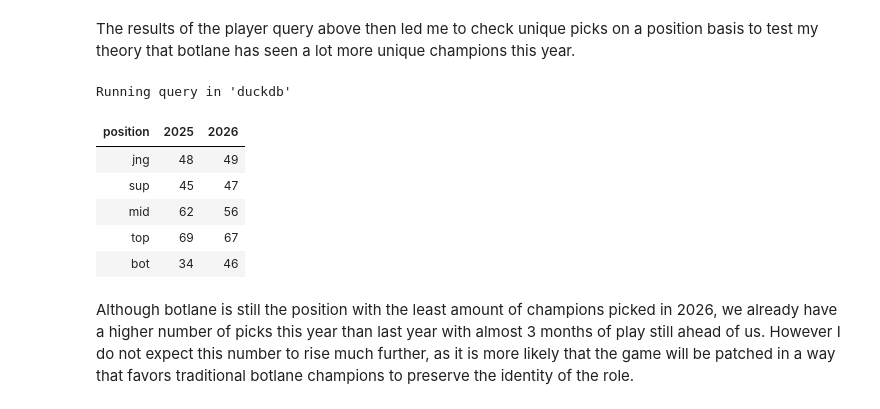
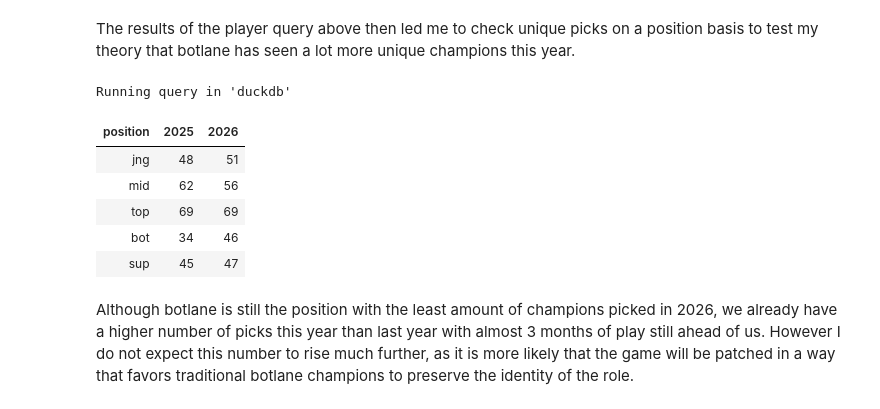
Before and after one commit to jpa-data/league-esports-analysis-duckdb, a Jupyter notebook: 02_data_analysis.ipynb, the cells around one changed output. Saved outputs shown, nothing was run; the diff lists cells and outputs as text; code cells hidden in the pictures.

```diff
--- a/02_data_analysis.ipynb
+++ b/02_data_analysis.ipynb
@@ -353,32 +353,34 @@ The results of the player query above then led me to check unique picks on a pos
 # %%
 %%sql
 WITH unique_champions AS(
 SELECT
     DISTINCT position,
     date_part('year', date) AS year,
-    count(DISTINCT champion) OVER(PARTITION BY position, year) as unique_champions
+    count(DISTINCT champion) AS unique_champions
 FROM
     player_data
     JOIN team_data USING(gameid, teamname)
+GROUP BY
+    ALL
 ORDER BY
     year DESC
 )
 PIVOT
     unique_champions
 ON
     year
 USING
     SUM(unique_champions)
 GROUP BY
     position
 # %% [output]
 Running query in 'duckdb'
 | position | 2025 | 2026 |
-| jng | 48 | 49 |
+| jng | 48 | 51 |
+| mid | 62 | 56 |
+| top | 69 | 69 |
+| bot | 34 | 46 |
 | sup | 45 | 47 |
-| mid | 62 | 56 |
-| top | 69 | 67 |
-| bot | 34 | 46 |
 # %% [markdown]
 Although botlane is still the position with the least amount of champions picked in 2026, we already have a higher number of picks this year than last year with almost 3 months of play still ahead of us. However I do not expect this number to rise much further, as it is more likely that the game will be patched in a way that favors traditional botlane champions to preserve the identity of the role.
 # %% [markdown]
```
Also changed, not shown: parts of 31 cells of this notebook, 9 other files.
